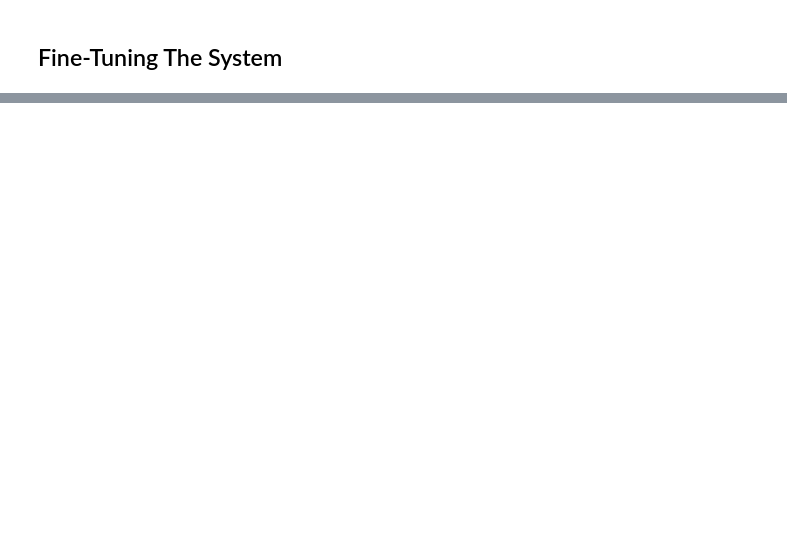
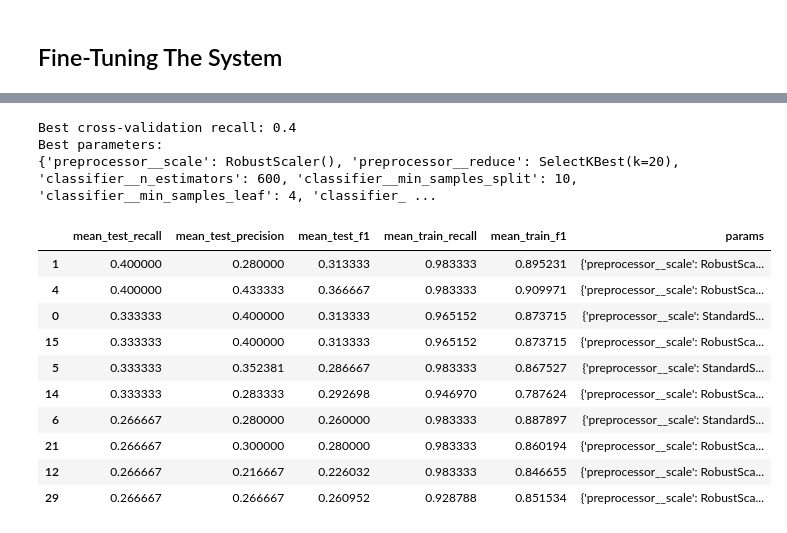
Before and after one commit to moyerc05/Machine-Learning-Project1, a Jupyter notebook: Early Spring - Training.ipynb, the cells around one changed output, grey strips where cells are left out. Drawn from its saved outputs; the diff is of its cells as text; code cells hidden in the pictures; blank space fills up the shorter version.

```diff
--- a/Early Spring - Training.ipynb
+++ b/Early Spring - Training.ipynb
@@ -182,0 +322,77 @@ max_soil_temp_mar1_minus08: 0.0
+# %%
+random_forest_pipeline = Pipeline([
+    ("preprocessor", build_preprocessor()),
+    ("classifier", RandomForestClassifier(random_state=42))
+])
+
+random_forest_params = {
+    # Preprocessing hyperparameters
+    "preprocessor__scale": [StandardScaler(), RobustScaler()],
+    "preprocessor__reduce": [
+        "passthrough",
+        SelectKBest(score_func=f_classif, k=10),
+        SelectKBest(score_func=f_classif, k=20),
+        SelectKBest(score_func=f_classif, k=30),
+        SelectKBest(score_func=f_classif, k="all"),
+    ],
+
+    # Random Forest hyperparameters
+    "classifier__n_estimators": [100, 200, 400, 600],
+    "classifier__max_depth": [None, 3, 5, 10, 20],
+    "classifier__min_samples_split": [2, 5, 10, 15],
+    "classifier__min_samples_leaf": [1, 2, 4, 6],
+    "classifier__max_features": ["sqrt", "log2", 0.5],
+    "classifier__class_weight": [None, "balanced", "balanced_subsample"],
+}
+
+random_forest_search = RandomizedSearchCV(
+    estimator=random_forest_pipeline,
+    param_distributions=random_forest_params,
+    n_iter=30,
+    scoring=scoring,
+    refit="recall",
+    cv=cv,
+    random_state=42,
+    return_train_score=True,
+    n_jobs=-1,
+    error_score="raise",
+)
+
+random_forest_search.fit(X_train_raw, y_train)
+
+print("Best cross-validation recall:", random_forest_search.best_score_)
+print("Best parameters:")
+print(random_forest_search.best_params_)
+
+random_forest_results = (
+    pd.DataFrame(random_forest_search.cv_results_)
+    .sort_values("rank_test_recall")
+)
+
+display(
+    random_forest_results[
+        [
+            "mean_test_recall",
+            "mean_test_precision",
+            "mean_test_f1",
+            "mean_train_recall",
+            "mean_train_f1",
+            "params",
+        ]
+    ].head(10)
+)
+# %% [output]
+Best cross-validation recall: 0.4
+Best parameters:
+{'preprocessor__scale': RobustScaler(), 'preprocessor__reduce': SelectKBest(k=20), 'classifier__n_estimators': 600, 'classifier__min_samples_split': 10, 'classifier__min_samples_leaf': 4, 'classifier_ ...
+|  | mean_test_recall | mean_test_precision | mean_test_f1 | mean_train_recall | mean_train_f1 | params |
+| 1 | 0.400000 | 0.280000 | 0.313333 | 0.983333 | 0.895231 | {'preprocessor__scale': RobustSca... |
+| 4 | 0.400000 | 0.433333 | 0.366667 | 0.983333 | 0.909971 | {'preprocessor__scale': RobustSca... |
+| 0 | 0.333333 | 0.400000 | 0.313333 | 0.965152 | 0.873715 | {'preprocessor__scale': StandardS... |
+| 15 | 0.333333 | 0.400000 | 0.313333 | 0.965152 | 0.873715 | {'preprocessor__scale': RobustSca... |
+| 5 | 0.333333 | 0.352381 | 0.286667 | 0.983333 | 0.867527 | {'preprocessor__scale': StandardS... |
+| 14 | 0.333333 | 0.283333 | 0.292698 | 0.946970 | 0.787624 | {'preprocessor__scale': RobustSca... |
+| 6 | 0.266667 | 0.280000 | 0.260000 | 0.983333 | 0.887897 | {'preprocessor__scale': StandardS... |
+| 21 | 0.266667 | 0.300000 | 0.280000 | 0.983333 | 0.860194 | {'preprocessor__scale': RobustSca... |
+| 12 | 0.266667 | 0.216667 | 0.226032 | 0.983333 | 0.846655 | {'preprocessor__scale': RobustSca... |
+| 29 | 0.266667 | 0.266667 | 0.260952 | 0.928788 | 0.851534 | {'preprocessor__scale': RobustSca... |
```
Also changed, not shown: parts of 23 cells of this notebook.
